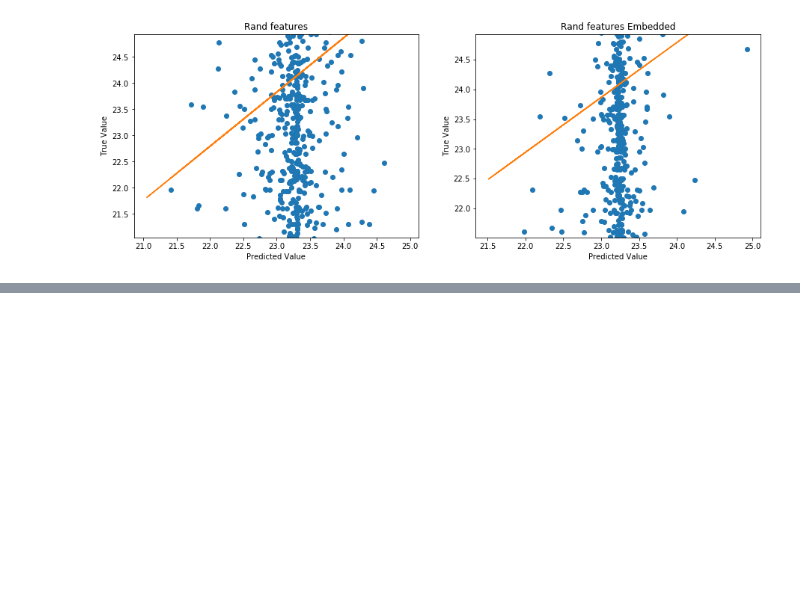
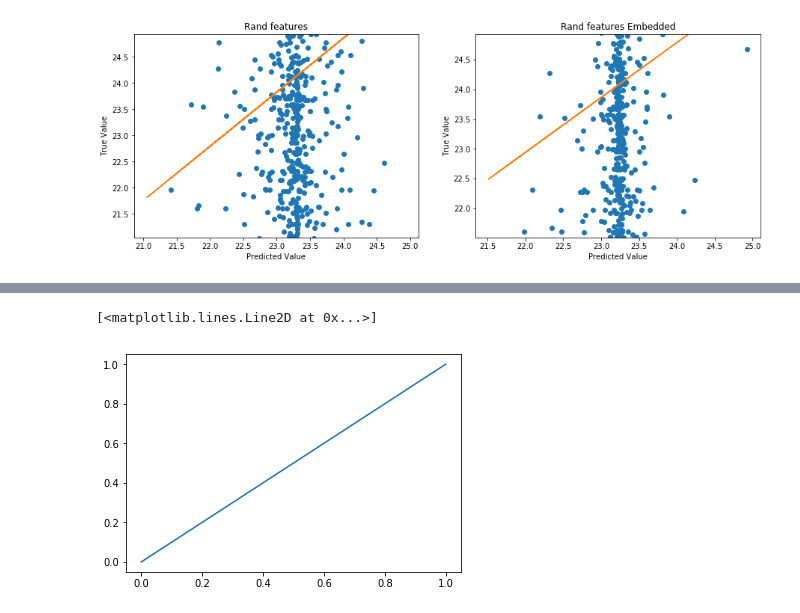
Before and after one commit to kiti15237/quality_vectors, a Jupyter notebook: machine_learning_AG.ipynb, the cells around one changed output, grey strips where cells are left out. Saved outputs shown, nothing was run; the diff lists cells and outputs as text; code cells hidden in the pictures; blank space fills up the shorter version.

```diff
--- a/machine_learning_AG.ipynb
+++ b/machine_learning_AG.ipynb
@@ -768,0 +867,6 @@ Linear Error3.8585681773070166   MSE: 35.097798837249655
+# %%
+x = np.linspace(0, 1, 10)
+plt.plot(x, x)
+# %% [output]
+[<matplotlib.lines.Line2D at 0x...>]
+[figure, added]
```
Also changed, not shown: parts of 52 cells of this notebook, 5 other files.
